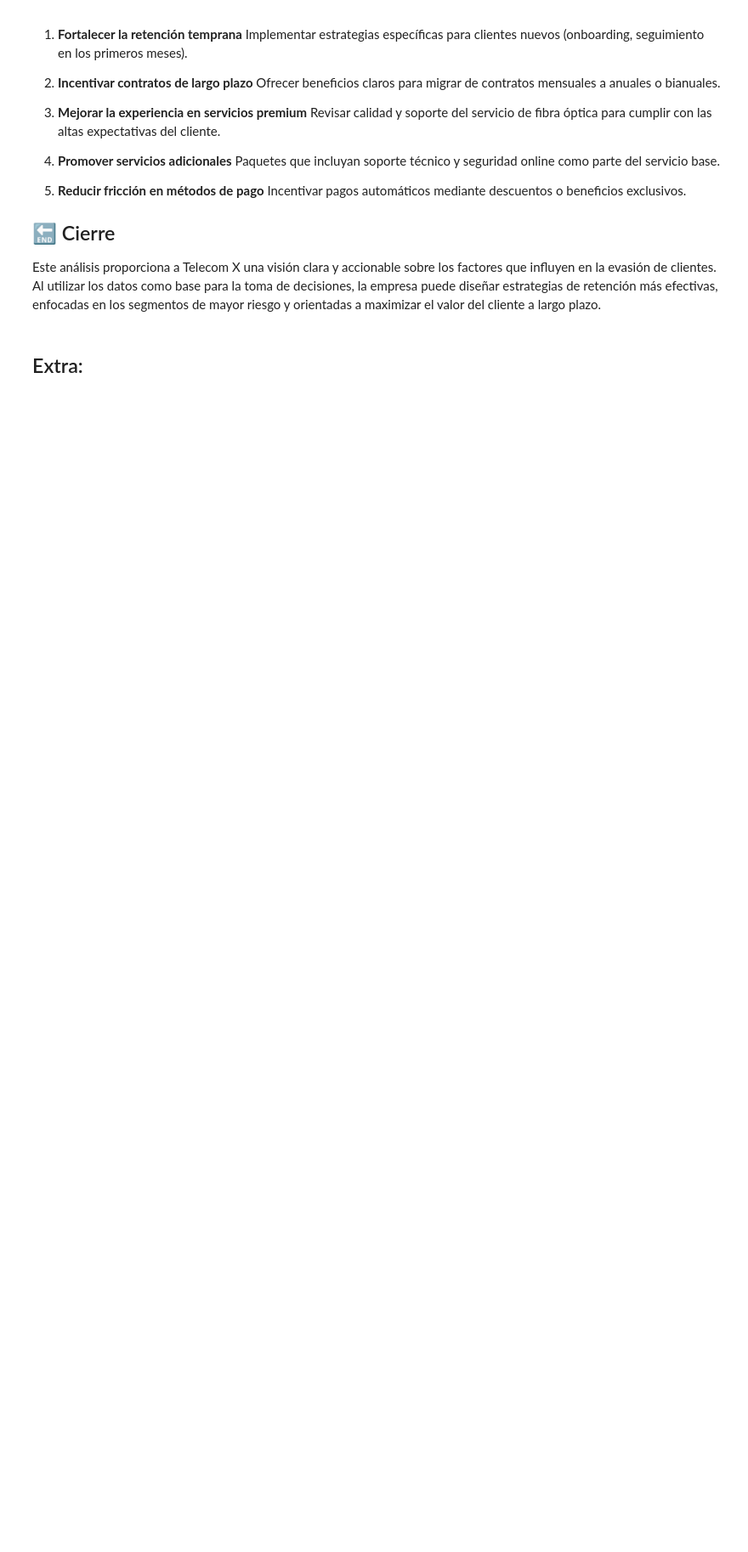
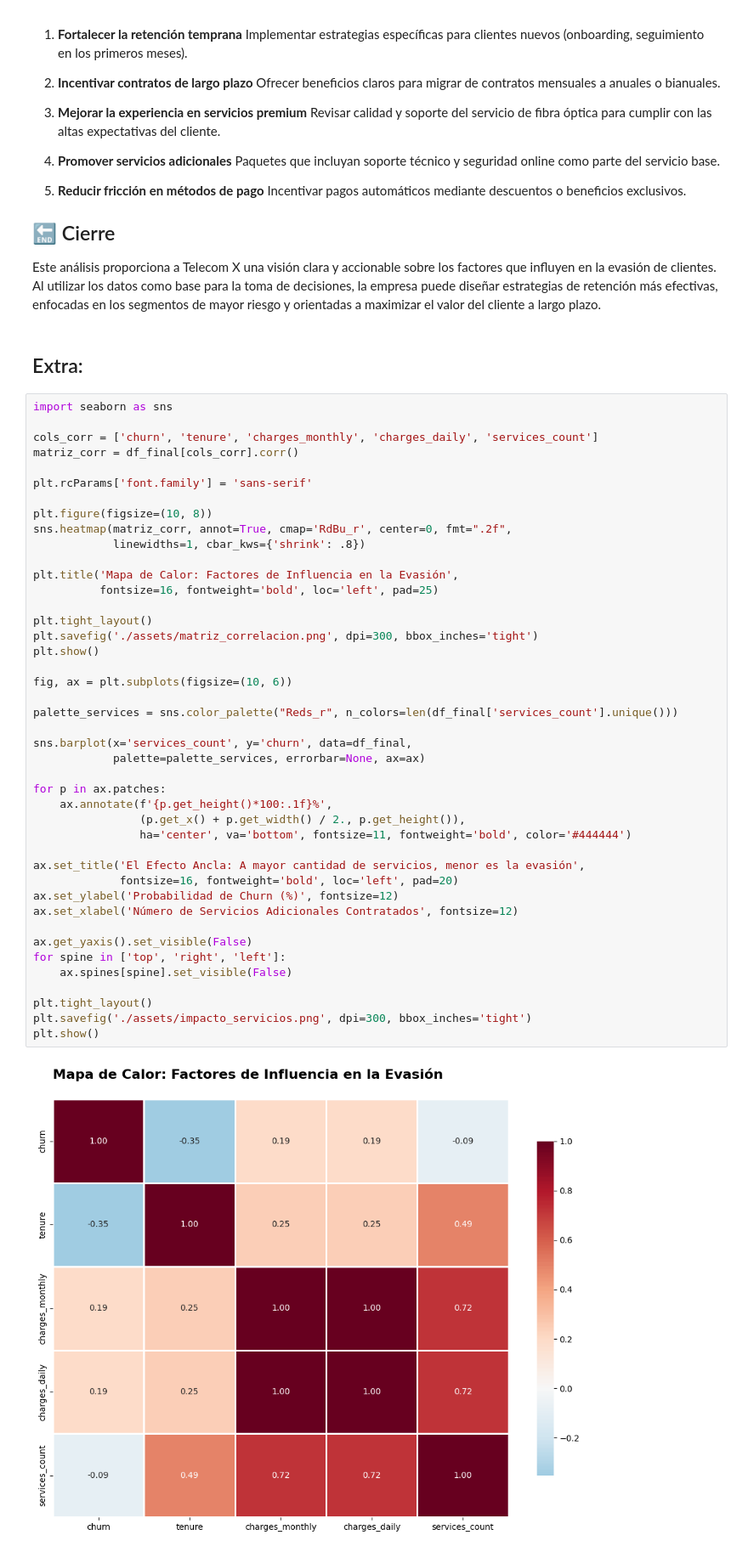
Before and after one commit to DevEnriquegd/ca-telecom-x, a Jupyter notebook: ca_telecom_x.ipynb, the cells around one changed output. Shown at 85% size. Drawn from its saved outputs; the diff is of its cells as text; blank space fills up the shorter version.

```diff
--- a/ca_telecom_x.ipynb
+++ b/ca_telecom_x.ipynb
@@ -599,3 +599,48 @@ Con base en los resultados obtenidos, se proponen las siguientes acciones para r
 Este análisis proporciona a Telecom X una visión clara y accionable sobre los factores que influyen en la evasión de clientes. Al utilizar los datos como base para la toma de decisiones, la empresa puede diseñar estrategias de retención más efectivas, enfocadas en los segmentos de mayor riesgo y orientadas a maximizar el valor del cliente a largo plazo.
 # %% [markdown]
 ## Extra:
+# %%
+import seaborn as sns
+
+cols_corr = ['churn', 'tenure', 'charges_monthly', 'charges_daily', 'services_count']
+matriz_corr = df_final[cols_corr].corr()
+
+plt.rcParams['font.family'] = 'sans-serif'
+
+plt.figure(figsize=(10, 8))
+sns.heatmap(matriz_corr, annot=True, cmap='RdBu_r', center=0, fmt=".2f",
+            linewidths=1, cbar_kws={'shrink': .8})
+
+plt.title('Mapa de Calor: Factores de Influencia en la Evasión',
+          fontsize=16, fontweight='bold', loc='left', pad=25)
+
+plt.tight_layout()
+plt.savefig('./assets/matriz_correlacion.png', dpi=300, bbox_inches='tight')
+plt.show()
+
+fig, ax = plt.subplots(figsize=(10, 6))
+
+palette_services = sns.color_palette("Reds_r", n_colors=len(df_final['services_count'].unique()))
+
+sns.barplot(x='services_count', y='churn', data=df_final,
+            palette=palette_services, errorbar=None, ax=ax)
+
+for p in ax.patches:
+    ax.annotate(f'{p.get_height()*100:.1f}%',
+                (p.get_x() + p.get_width() / 2., p.get_height()),
+                ha='center', va='bottom', fontsize=11, fontweight='bold', color='#444444')
+
+ax.set_title('El Efecto Ancla: A mayor cantidad de servicios, menor es la evasión',
+             fontsize=16, fontweight='bold', loc='left', pad=20)
+ax.set_ylabel('Probabilidad de Churn (%)', fontsize=12)
+ax.set_xlabel('Número de Servicios Adicionales Contratados', fontsize=12)
+
+ax.get_yaxis().set_visible(False)
+for spine in ['top', 'right', 'left']:
+    ax.spines[spine].set_visible(False)
+
+plt.tight_layout()
+plt.savefig('./assets/impacto_servicios.png', dpi=300, bbox_inches='tight')
+plt.show()
+# %% [output]
+[figure, added]
```
Also changed, not shown: parts of 2 cells of this notebook, 1 other file.
